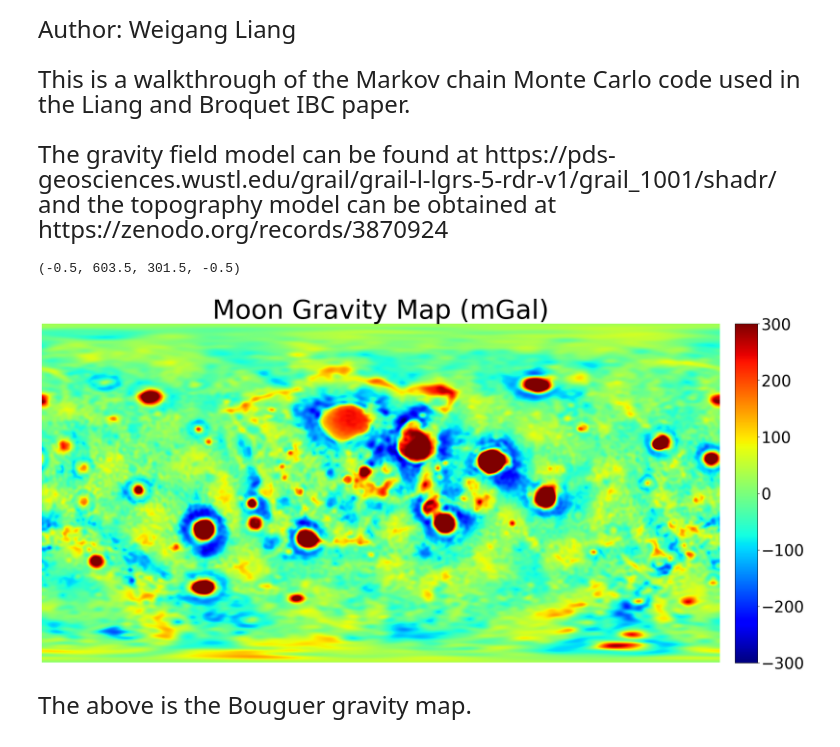
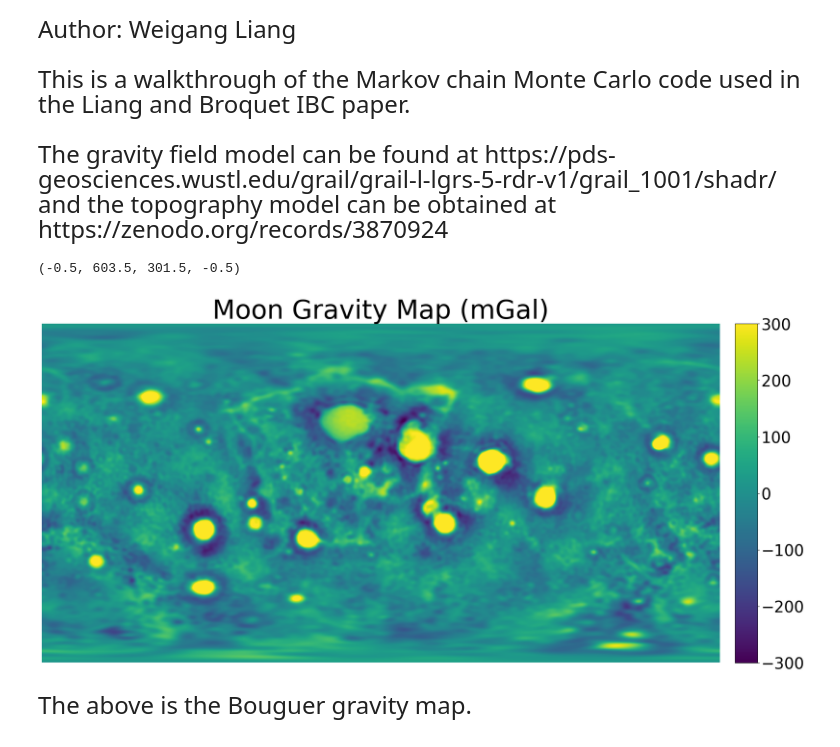
Before and after one commit to wliang463/lunar_mcmc, a Jupyter notebook: example/Analysis of the Lunar Gravity Dataset.ipynb, the cells around one changed output. Drawn from its saved outputs; the diff is of its cells as text; code cells hidden in the pictures.

```diff
--- a/example/Analysis of the Lunar Gravity Dataset.ipynb
+++ b/example/Analysis of the Lunar Gravity Dataset.ipynb
@@ -60,20 +60,20 @@ grav_moon = np.roll(grav, shift=grav.shape[1]//2, axis=1)
 # %%
 #plotting gravity
 
 plt.figure(figsize=(20,10))
 ax = plt.axes([0, 0.05, 0.9, 0.9 ])
 ax.set_title('Moon Gravity Map (mGal)',fontsize=50)
-fig = plt.imshow(grav_moon*1e5,cmap='jet',aspect='equal',vmin=-300,vmax=300)
+fig = plt.imshow(grav_moon*1e5,cmap='viridis',aspect='equal',vmin=-300,vmax=300)
 
 cax = plt.axes([0.92, 0.05, 0.03,0.9 ])
 cb = plt.colorbar(fig,cax=cax)
 cb.ax.tick_params(labelsize=30)
 
 
 ax.axis('off')
 # %% [output]
 (-0.5, 603.5, 301.5, -0.5)
-[figure, old version]
+[figure, new version]
 # %% [markdown]
 <font size="5">
 
```
Also changed, not shown: parts of 5 cells of this notebook, 4 other files.
